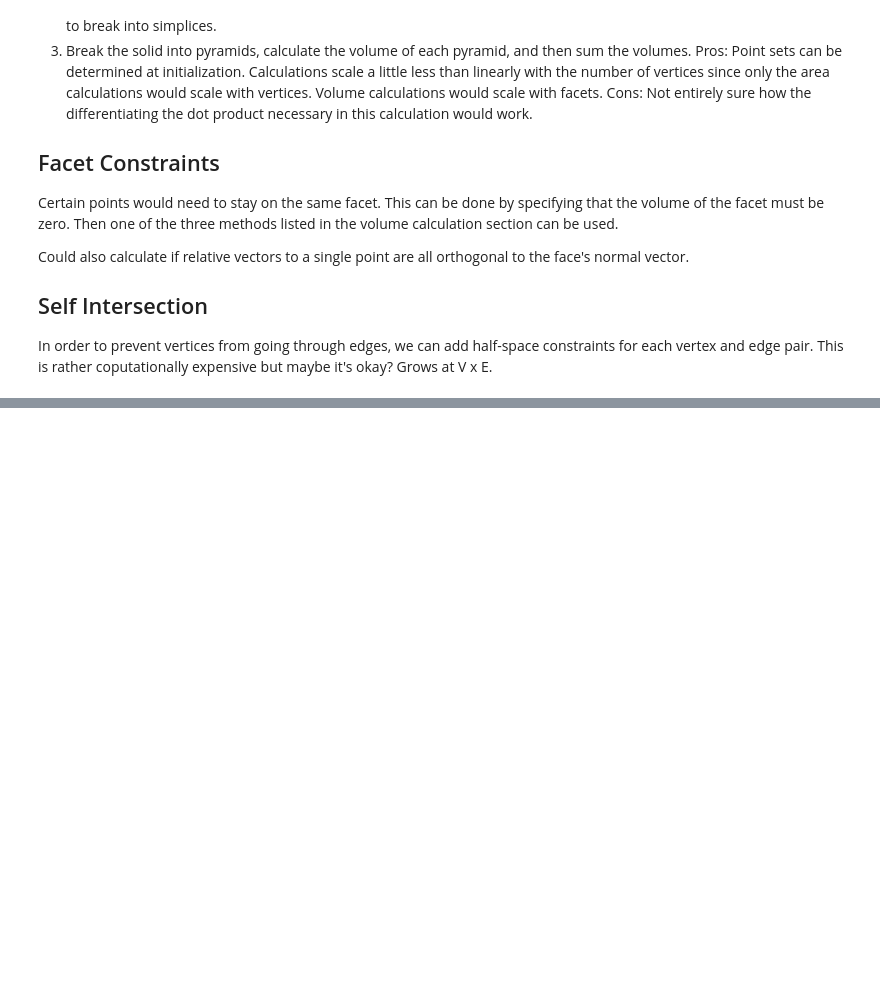
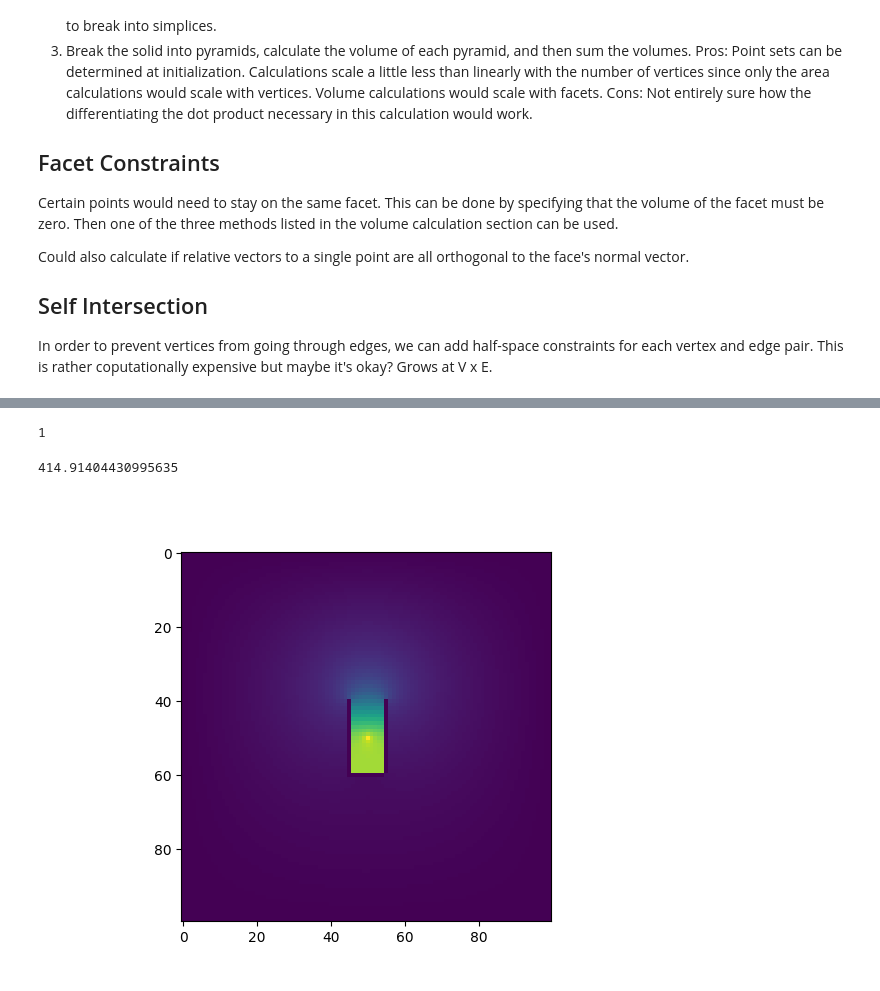
Before and after one commit to aechoi/muscular_hydrostat, a Jupyter notebook: src/isochoric.ipynb, the cells around one changed output, grey strips where cells are left out. Cells and saved outputs as stored; diff of their text form; code cells hidden in the pictures; blank space fills up the shorter version.

Commit message:
add 3d obstacles and environment module to handle scent propogation. Need to implement arm interaction. May want to add overarching simulation handler

```diff
--- a/src/isochoric.ipynb
+++ b/src/isochoric.ipynb
@@ -488,0 +372,75 @@ print(ddndpdt)
+# %%
+import environment
+import obstacle
+import polytopes
+import importlib
+
+importlib.reload(environment)
+importlib.reload(obstacle)
+
+obst = obstacle.ConvexObstacle3D(
+    vertices = (polytopes.Cube.points + np.array([-2, 0, 2])*0),
+    edges = polytopes.Cube.edges,
+    faces = polytopes.Cube.faces
+)
+
+env = environment.Environment3D([], np.array([[0, 0, 5, 1]]))
+obst_mask = obst.calc_many_intersections(env.grid.reshape(-1, 3)).reshape(100, 100, 100)
+print(np.max(obst_mask +0))
+# %% [output]
+1
+# %%
+import numpy as np
+import scipy.signal as sig
+diffusion_coef = 1
+
+dx = 0.1
+x = np.arange(-5, 5, dx)
+y = np.arange(-5, 5, dx)
+X, Y = np.meshgrid(x, y)
+
+dt = dx**2/(4*diffusion_coef) * 0.99
+final_time = 20
+t = np.arange(0, final_time, dt)
+
+concentration = np.zeros((len(t), len(x), len(x)))
+concentration[0, 50, 80] = 1
+
+convolve_pattern = np.array([
+    [0, 1, 0],
+    [1, 0, 1],
+    [0, 1, 0]
+])
+from scipy import ndimage as nd
+
+obst_mask = np.zeros_like(concentration[0])
+obst_mask[np.arange(40,60), 55] = 1
+
+obst_mask[np.arange(40,60), 45] = 1
+
+obst_mask[60, np.arange(45,55)] = 1
+adj_obst = sig.convolve2d(obst_mask, convolve_pattern, mode="same", boundary="fill")
+
+for idx, frame in enumerate(concentration):
+    if idx == 0: continue
+    concentration[idx] = concentration[idx-1] + dt*diffusion_coef*nd.laplace(concentration[idx-1], mode="constant")/dx**2
+    concentration[idx, 50, 50] = 1
+    concentration[idx] += dt*diffusion_coef/dx**2 * (concentration[idx-1] * adj_obst)
+    concentration[idx] = concentration[idx] * (1-obst_mask)
+
+%matplotlib widget
+import matplotlib.pyplot as plt
+import matplotlib.animation as anim
+fig, ax = plt.subplots()
+im = ax.imshow(concentration[-1])
+
+print(np.sum(concentration[-1]))
+
+# def update(frame):
+#     im.set_data(concentration[frame])
+#     im.set_clim(vmin=np.min(concentration[frame]), vmax=np.max(concentration[frame]))
+
+# ani = anim.FuncAnimation(fig, update, frames=len(concentration)-1, interval=1/60)
+# %% [output]
+414.91404430995635
+[figure, added]
```
Also changed, not shown: parts of 6 cells of this notebook, 5 other files.
